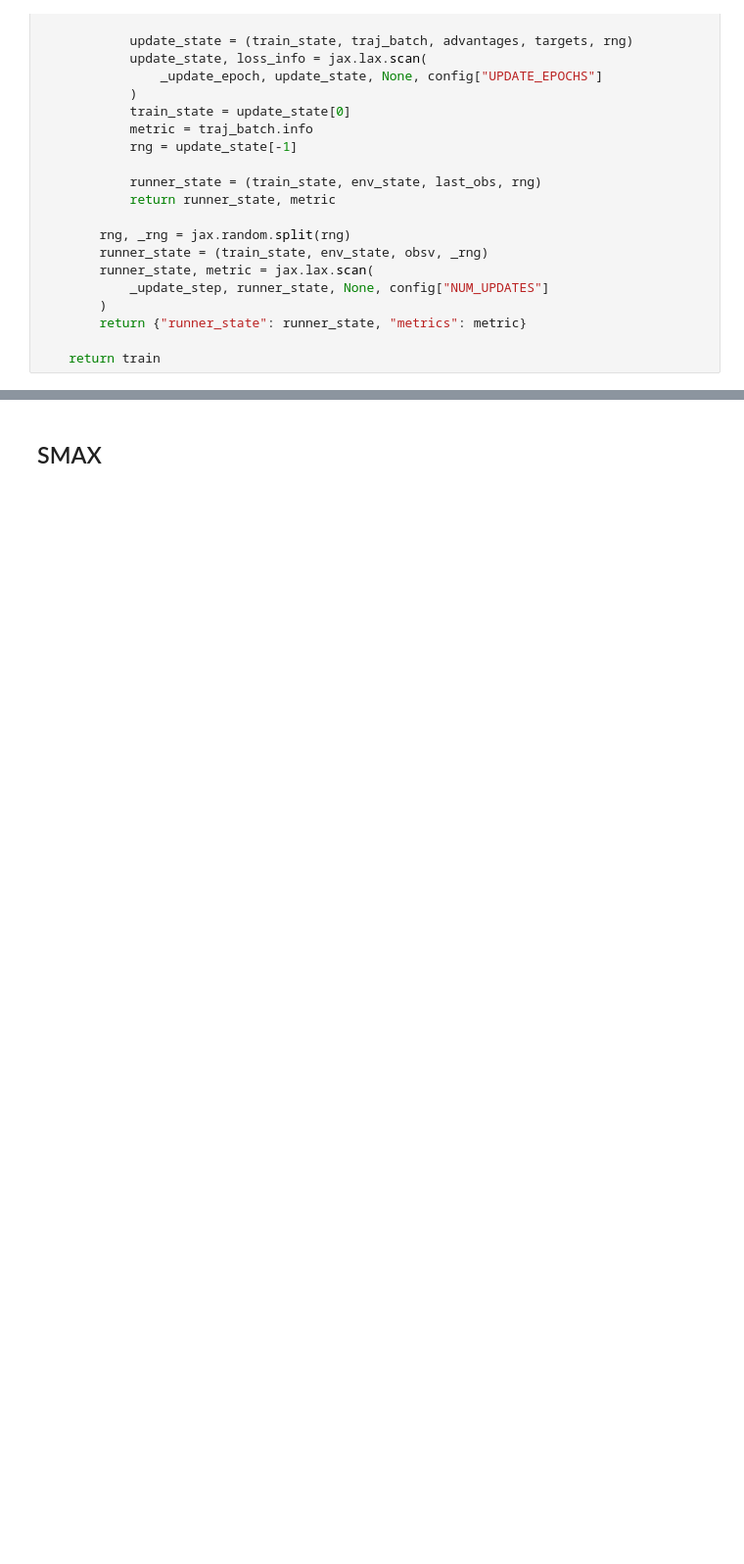
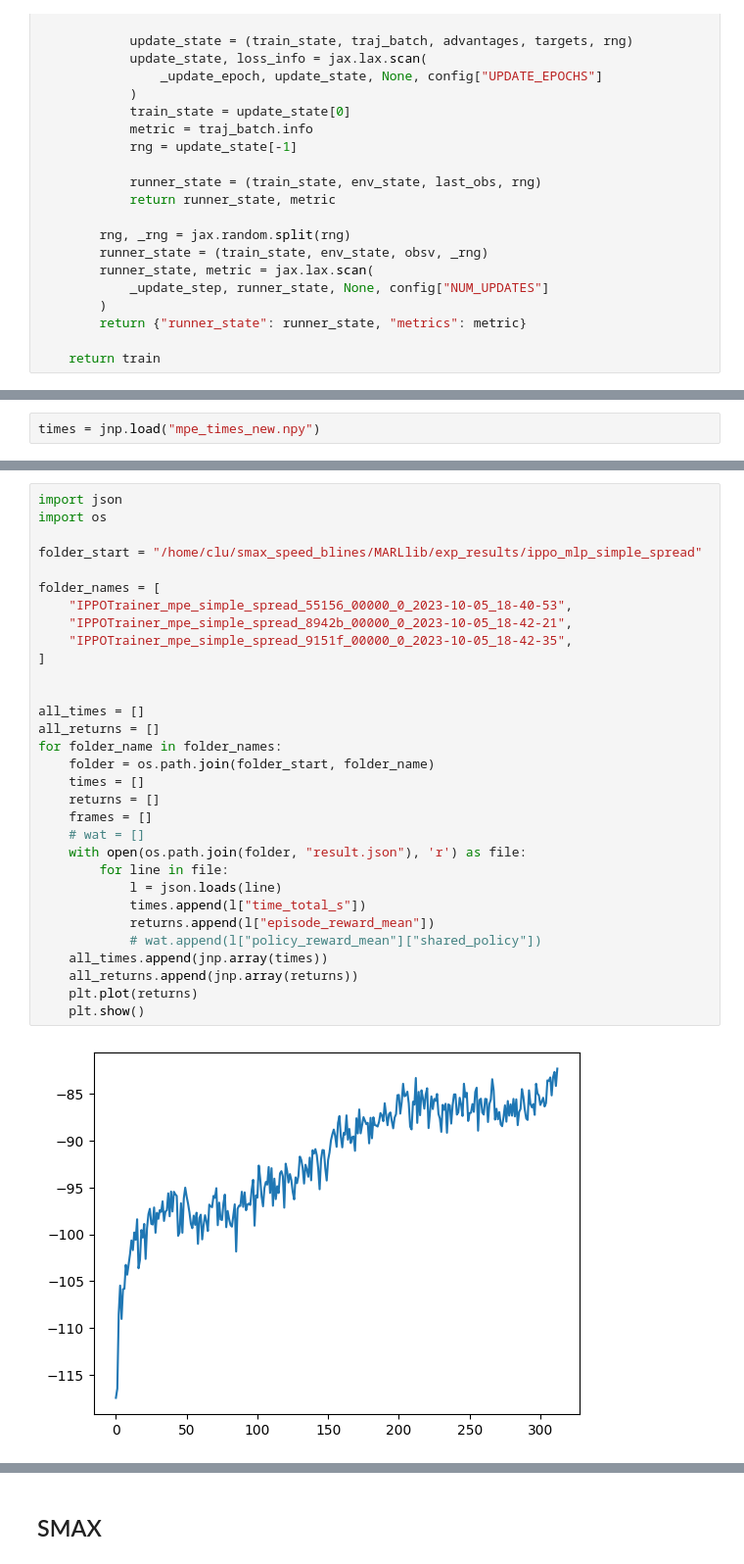
Before and after one commit to FLAIROx/JaxMARL, a Jupyter notebook: baselines/IPPO/benchmarking.ipynb, the cells around one changed output, grey strips where cells are left out. Shown at 98% size. Drawn from its saved outputs; the diff is of its cells as text; blank space fills up the shorter version.

```diff
--- a/baselines/IPPO/benchmarking.ipynb
+++ b/baselines/IPPO/benchmarking.ipynb
@@ -3166,0 +3249,2 @@ Total Time (s): 95.44172739982605
+# %%
+times = jnp.load("mpe_times_new.npy")
@@ -3166,0 +3270,33 @@ Total Time (s): 95.44172739982605
+# %%
+import json
+import os
+
+folder_start = "/home/clu/smax_speed_blines/MARLlib/exp_results/ippo_mlp_simple_spread"
+
+folder_names = [
+    "IPPOTrainer_mpe_simple_spread_55156_00000_0_2023-10-05_18-40-53",
+    "IPPOTrainer_mpe_simple_spread_8942b_00000_0_2023-10-05_18-42-21",
+    "IPPOTrainer_mpe_simple_spread_9151f_00000_0_2023-10-05_18-42-35",
+]
+
+
+all_times = []
+all_returns = []
+for folder_name in folder_names:
+    folder = os.path.join(folder_start, folder_name)
+    times = []
+    returns = []
+    frames = []
+    # wat = []
+    with open(os.path.join(folder, "result.json"), 'r') as file:
+        for line in file:
+            l = json.loads(line)
+            times.append(l["time_total_s"])
+            returns.append(l["episode_reward_mean"])
+            # wat.append(l["policy_reward_mean"]["shared_policy"])
+    all_times.append(jnp.array(times))
+    all_returns.append(jnp.array(returns))
+    plt.plot(returns)
+    plt.show()
+# %% [output]
+[figure, added]
```
Also changed, not shown: parts of 110 cells of this notebook.
